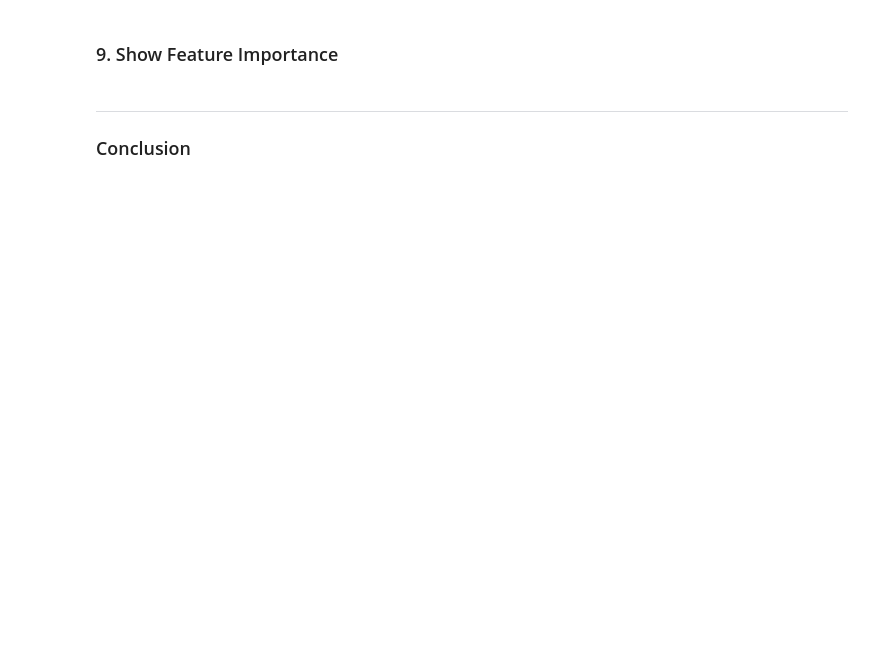
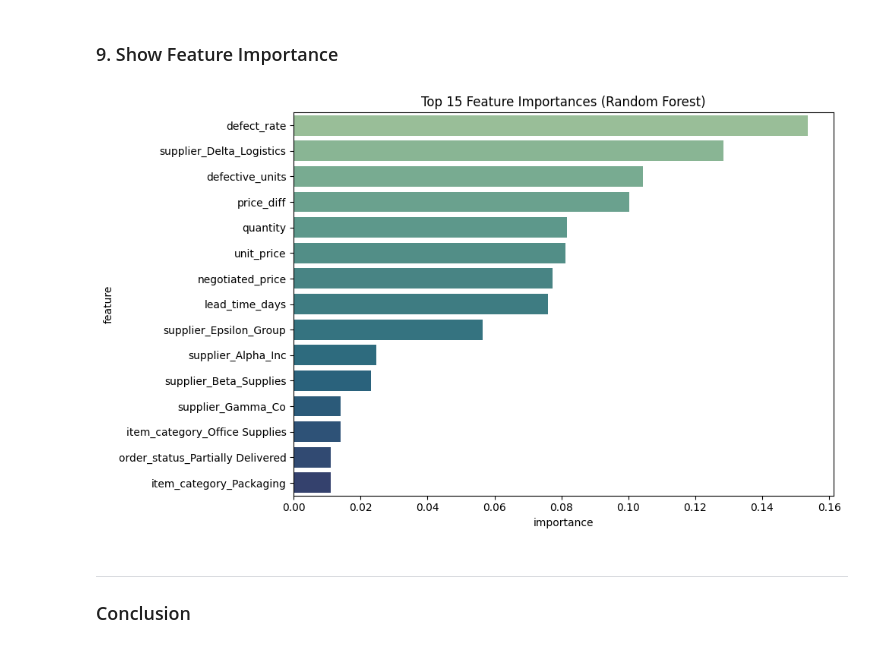
Before and after one commit to Bdowdle4/Dowdle_Analytics_Capstone, a Jupyter notebook: Notebooks/modeling.ipynb, the cells around one changed output. Drawn from its saved outputs; the diff is of its cells as text; code cells hidden in the pictures; blank space fills up the shorter version.

```diff
--- a/Notebooks/modeling.ipynb
+++ b/Notebooks/modeling.ipynb
@@ -40,5 +150,39 @@ from sklearn.metrics import classification_report, confusion_matrix, roc_auc_sco
 # %% [markdown]
 ### 9. Show Feature Importance
+# %%
+# Step 1: Extract trained classifier and preprocessor
+best_pipeline = grid.best_estimator_
+classifier = best_pipeline.named_steps['classifier']
+preprocessor = best_pipeline.named_steps['preprocessor']
+
+# Step 2: Get feature names from preprocessor
+# Get numeric feature names
+numeric_features = numeric_cols
+
+# Get categorical feature names from OneHotEncoder
+ohe = preprocessor.named_transformers_['cat'].named_steps['onehot']
+categorical_features = ohe.get_feature_names_out(categorical_cols)
+
+# Combine all feature names
+all_features = list(numeric_features) + list(categorical_features)
+
+# Step 3: Get feature importances from Random Forest
+importances = classifier.feature_importances_
+
+# Step 4: Create and sort a DataFrame for plotting
+importance_df = pd.DataFrame({
+    'feature': all_features,
+    'importance': importances
+}).sort_values(by='importance', ascending=False)
+
+# Step 5: Plot
+plt.figure(figsize=(10, 6))
+sns.barplot(data=importance_df.head(15), x='importance', y='feature', hue='feature', palette='crest', legend=False)
+plt.title("Top 15 Feature Importances (Random Forest)")
+plt.tight_layout()
+plt.show()
+# %% [output]
+[figure, added]
 # %% [markdown]
 ****
 ### Conclusion
```
Also changed, not shown: parts of 8 cells of this notebook.
